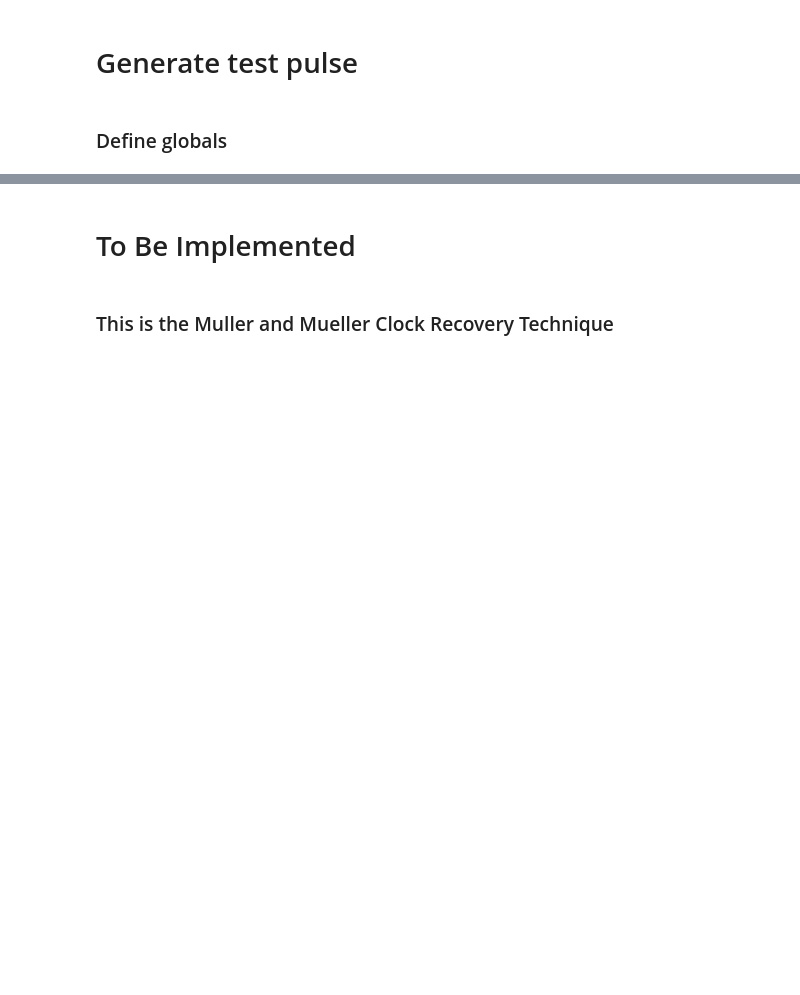
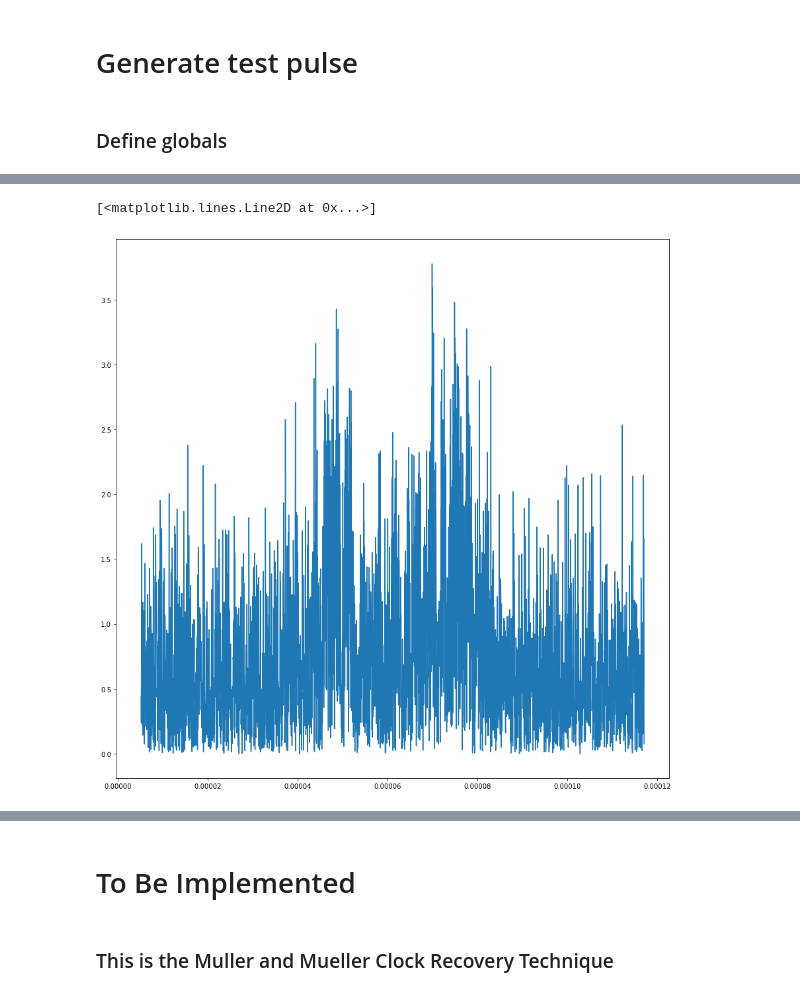
Before and after one commit to CGZoghby/dspstuff, a Jupyter notebook: PSK_DemodTest.ipynb, the cells around one changed output, grey strips where cells are left out. Saved outputs shown, nothing was run; the diff lists cells and outputs as text; code cells hidden in the pictures; blank space fills up the shorter version.

```diff
--- a/PSK_DemodTest.ipynb
+++ b/PSK_DemodTest.ipynb
@@ -81,0 +173,25 @@ plt.plot(t,pulse.real)
+# %%
+# This is predicated that complex 1d convolution produces 4 convolutional outputs: (if [a+bi]*[c+di]) then return (a*c - b*d) + j(a*d+b*c)
+# So declare a convolutional MODEL. WIth the nn.conv1d yadda yadda
+# Then, call your new model on the input data
+def cmplxCnv(sigInput, filterBank):
+    iData = sigInput.real
+    qData = sigInput.imag
+
+    imodel = FilterBank(1, filterBank.shape[0], filterBank.shape[2], filterBank.real)
+    qmodel = FilterBank(1, filterBank.shape[0], filterBank.shape[2], filterBank.imag)
+    with torch.no_grad():
+        iOut = imodel(iData)-qmodel(qData)
+        qOut = imodel(qData)+qmodel(iData)
+        iOut = z_transform(iOut)
+        qOut = z_transform(qOut)
+    return torch.complex(iOut,qOut)
+# %%
+outputs = cmplxCnv(torchTestSignal, filterBank)
+# So dimension 0 is indices, which is singleton in this case because I didn't tell it to distribute
+# dimension 1 is number of filters
+# dimension 2 is the convolutional response per filter
+indices = np.arange(0,outputs.shape[2]) + outputs.shape[1]/2
+filters = outputs[:, 1].data.cpu().numpy()
+convResp = outputs[:, 2].data.cpu().numpy()
+toa = indices * 1/fs
@@ -82 +202,7 @@ plt.plot(t,pulse.real)
+# %%
+plt.figure(figsize=(15,15))
+plt.plot(toa,convResp[0])
+# %% [output]
+[<matplotlib.lines.Line2D at 0x...>]
+[figure, added]
 # %%
```
Also changed, not shown: parts of 14 cells of this notebook.
